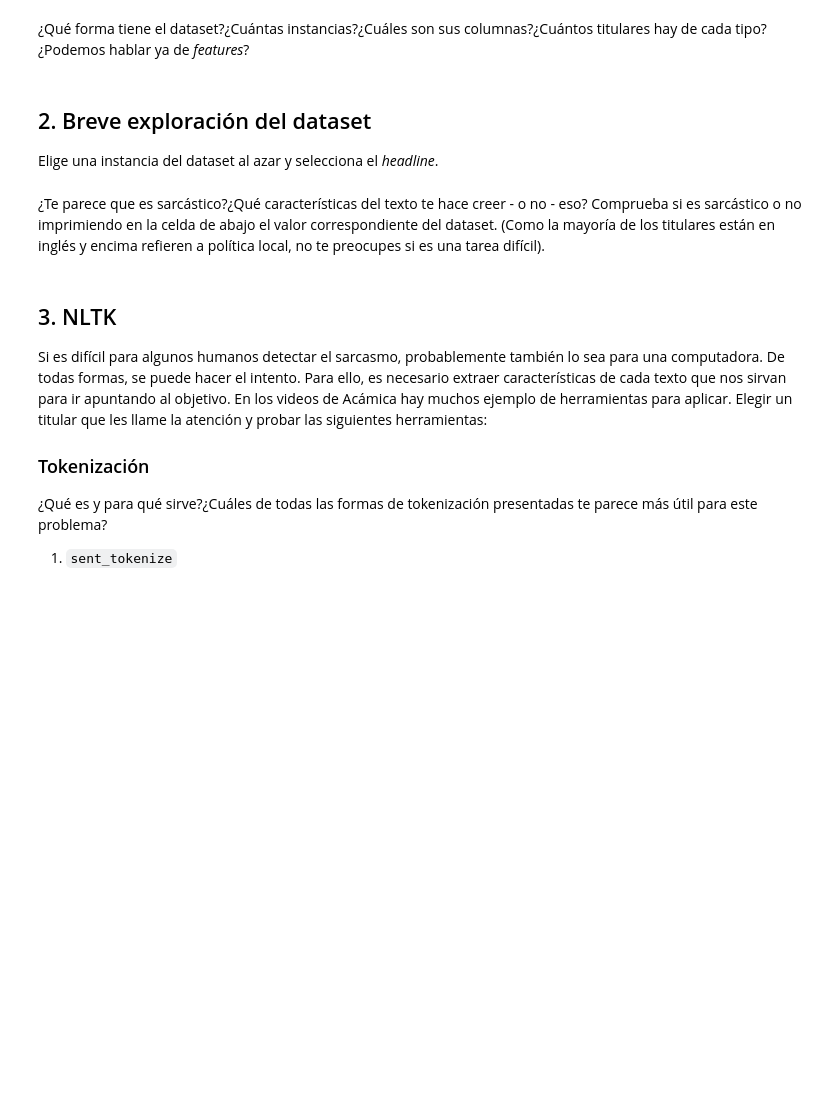
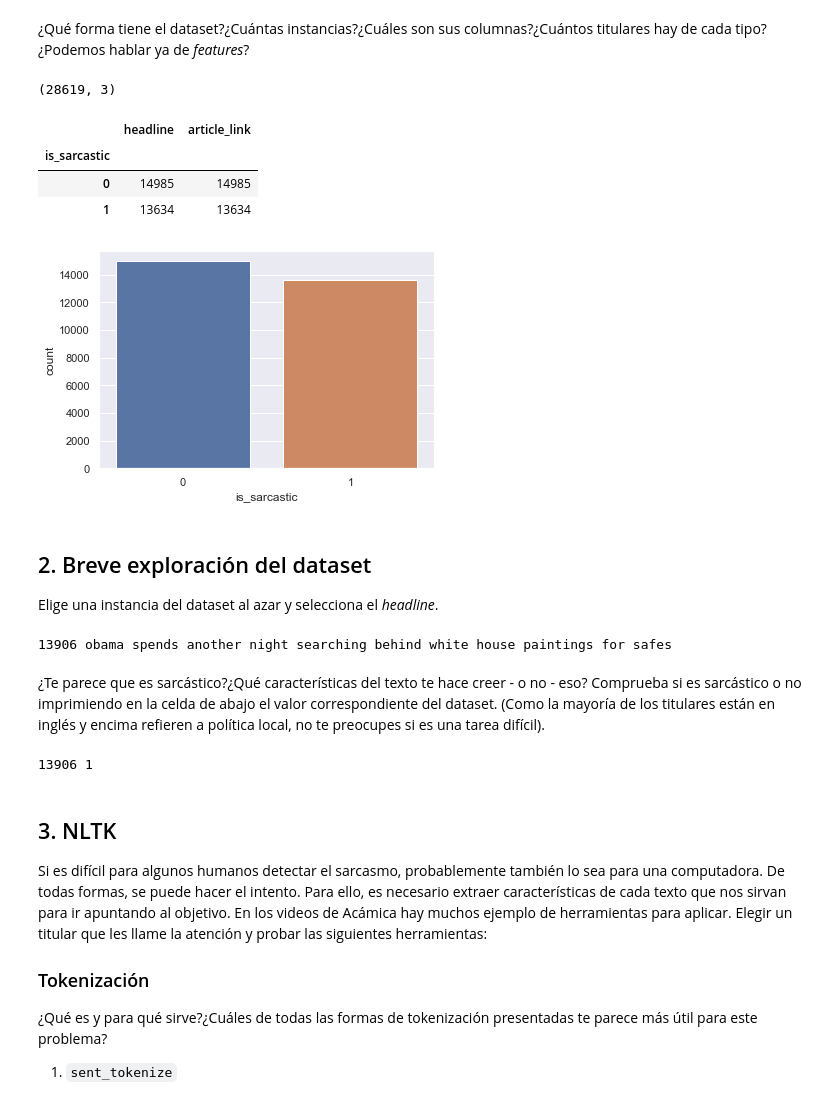
Before and after one commit to alseveso/AcamicaDS, a Jupyter notebook: Aplicaciones/Bitácoras 39 y 40/DS_Bitácora_39_y_40_NLP(1).ipynb, the cells around one changed output. Saved outputs shown, nothing was run; the diff lists cells and outputs as text; code cells hidden in the pictures; blank space fills up the shorter version.

```diff
--- a/Aplicaciones/Bitácoras 39 y 40/DS_Bitácora_39_y_40_NLP.ipynb
+++ b/Aplicaciones/Bitácoras 39 y 40/DS_Bitácora_39_y_40_NLP(1).ipynb
@@ -33,3 +41,3 @@ nltk.download('stopwords')
 # %%
-dataset = COMPLETAR
+dataset = pd.read_json('Sarcasm_Headlines_Dataset_v2.json', lines=True)
 dataset.head()
@@ -37,21 +52,37 @@ dataset.head()
 ¿Qué forma tiene el dataset?¿Cuántas instancias?¿Cuáles son sus columnas?¿Cuántos titulares hay de cada tipo?¿Podemos hablar ya de *features*?
 # %%
 dataset.shape
+# %% [output]
+(28619, 3)
+# %%
+dataset.groupby('is_sarcastic').count()
+# %% [output]
+|  | headline | article_link |
+| is_sarcastic |  |  |
+| 0 | 14985 | 14985 |
+| 1 | 13634 | 13634 |
 # %%
-sns.countplot(COMPLETAR)
+sns.countplot(data=dataset, x = 'is_sarcastic')
 plt.show()
+# %% [output]
+[figure, added]
 # %% [markdown]
 ## 2. Breve exploración del dataset
 
 Elige una instancia del dataset al azar y selecciona el *headline*.
 # %%
-index_random = np.random.randint(COMPLETAR)
-titular = dataset.COMPLETAR.COMPLETAR
+index_random = np.random.randint(0, dataset.shape[0])
+titular = dataset.iloc[index_random].headline
 print(index_random, titular)
+#print(index_random)
+# %% [output]
+13906 obama spends another night searching behind white house paintings for safes
 # %% [markdown]
 ¿Te parece que es sarcástico?¿Qué características del texto te hace creer - o no - eso? Comprueba si es sarcástico o no imprimiendo en la celda de abajo el valor correspondiente del dataset. (Como la mayoría de los titulares están en inglés y encima refieren a política local, no te preocupes si es una tarea difícil).
 # %%
-print(index_random, dataset.COMPLETAR.COMPLETAR)
+print(index_random, dataset.iloc[index_random].is_sarcastic)
+# %% [output]
+13906 1
 # %% [markdown]
 ## 3. NLTK
 
```
Also changed, not shown: parts of 13 cells of this notebook, 2 other files.
